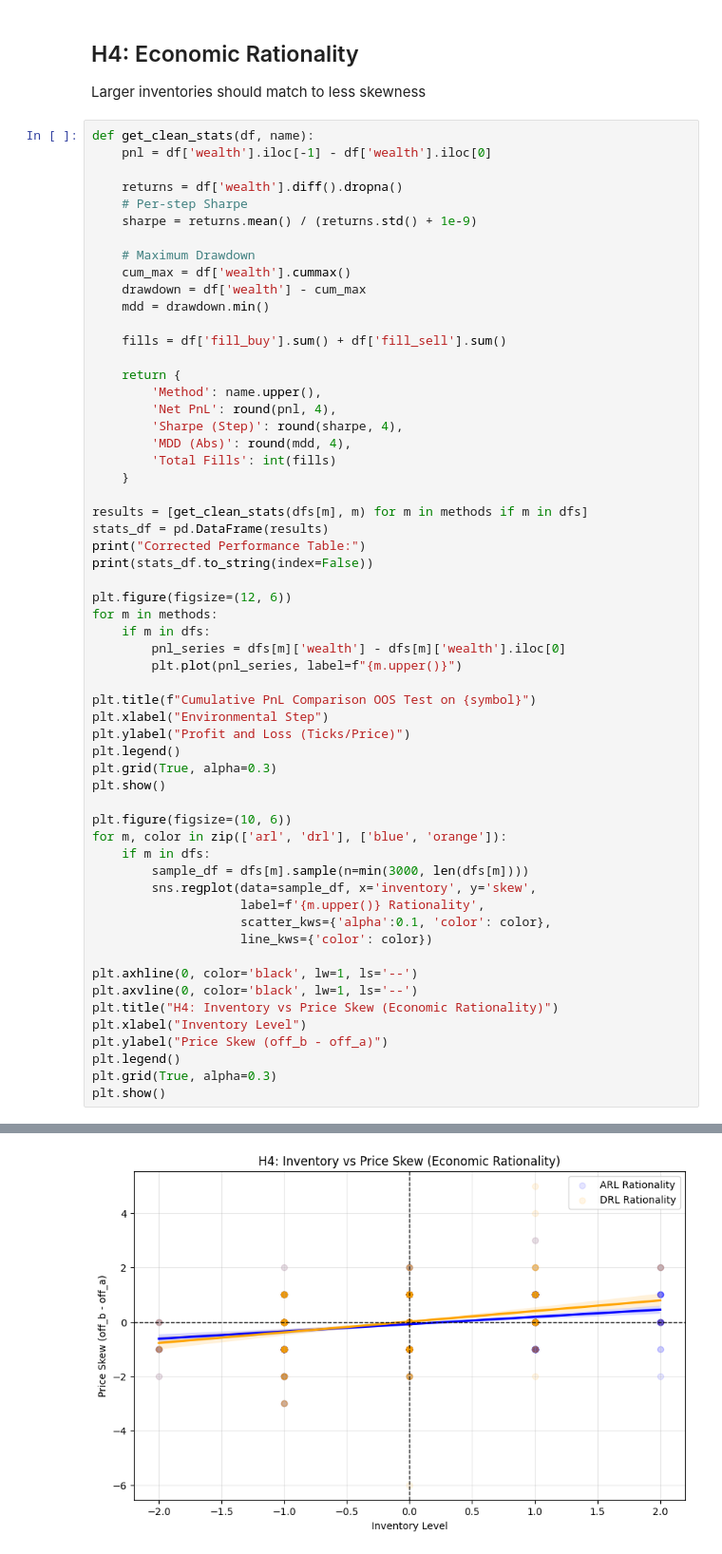
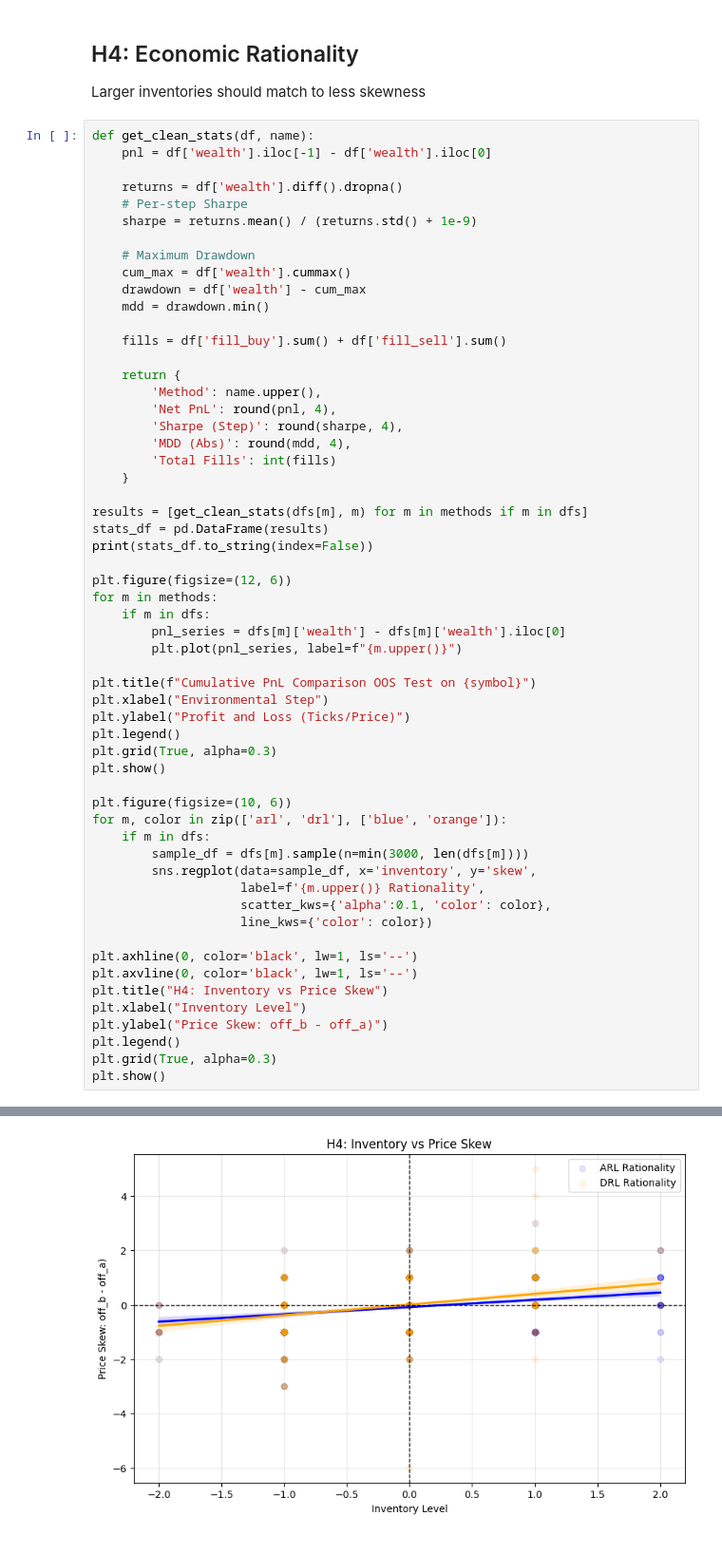
Before and after one commit to KAS-W/Deep-Reinforcement-Learning-Based-Signal-Gated-Market-Making, a Jupyter notebook: model_visualization.ipynb, the cells around one changed output, grey strips where cells are left out. Shown at 95% size. Saved outputs shown, nothing was run; the diff lists cells and outputs as text.

```diff
--- a/model_visualization.ipynb
+++ b/model_visualization.ipynb
@@ -162,7 +162,6 @@ def get_clean_stats(df, name):
 
 results = [get_clean_stats(dfs[m], m) for m in methods if m in dfs]
 stats_df = pd.DataFrame(results)
-print("Corrected Performance Table:")
 print(stats_df.to_string(index=False))
 
 plt.figure(figsize=(12, 6))
@@ -189,9 +188,9 @@ for m, color in zip(['arl', 'drl'], ['blue', 'orange']):
 
 plt.axhline(0, color='black', lw=1, ls='--')
 plt.axvline(0, color='black', lw=1, ls='--')
-plt.title("H4: Inventory vs Price Skew (Economic Rationality)")
+plt.title("H4: Inventory vs Price Skew")
 plt.xlabel("Inventory Level")
-plt.ylabel("Price Skew (off_b - off_a)")
+plt.ylabel("Price Skew: off_b - off_a)")
 plt.legend()
 plt.grid(True, alpha=0.3)
 plt.show()
@@ -200,7 +198,7 @@ Corrected Performance Table:
 Method  Net PnL  Sharpe (Step)  MDD (Abs)  Total Fills
    ARL   0.6705         0.6485    -0.0120         1540
    DRL   0.7220         0.7813    -0.0100         1658
   GLFT   0.7925         0.5798    -0.0115         1825
   FOIC   0.8345         0.6040    -0.0115         1821
 [figure]
-[figure, old version]
+[figure, new version]
```
Also changed, not shown: parts of 2 cells of this notebook, 3 other files.
